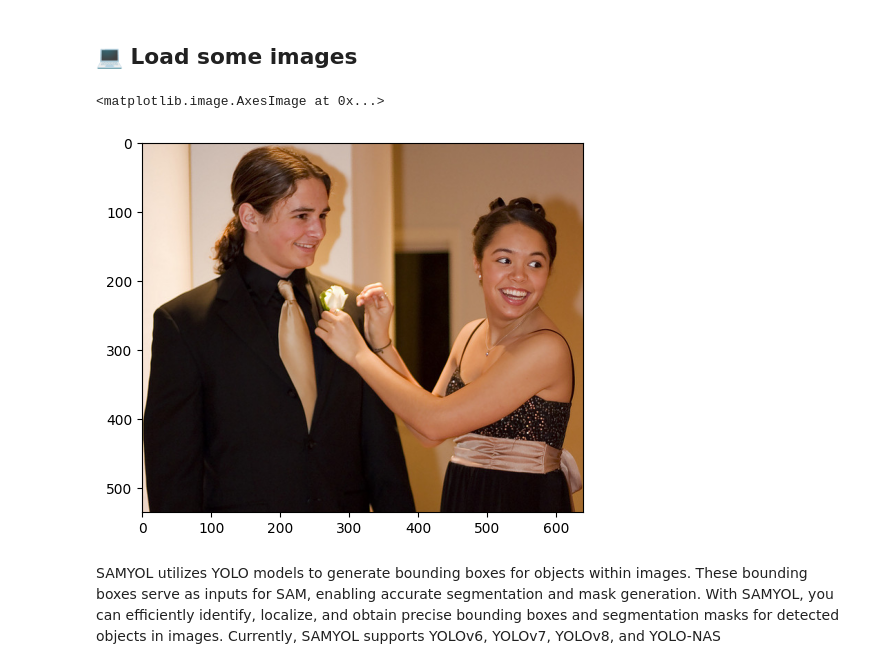
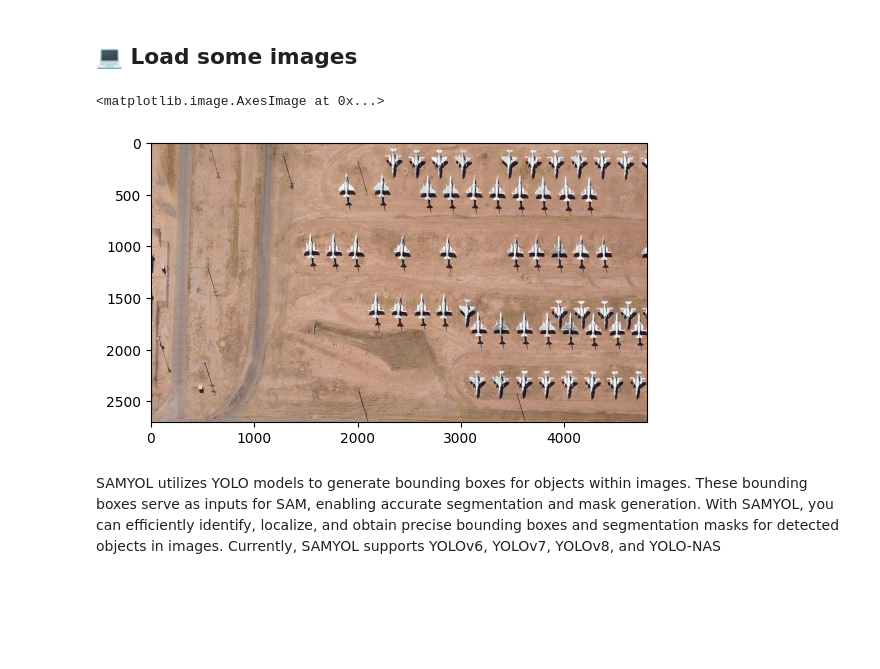
Before and after one commit to Jawher-Ben-Abdallah/SAMYOL, a Jupyter notebook: SAMYOL.ipynb, the cells around one changed output. Cells and saved outputs as stored; diff of their text form; code cells hidden in the pictures; blank space fills up the shorter version.

```diff
--- a/SAMYOL.ipynb
+++ b/SAMYOL.ipynb
@@ -65,13 +65,13 @@ pip install -e .
 # %%
 from samyol.utils import load_image
 import matplotlib.pyplot as plt
 
-input_paths = ["./assets/images/image1.jpg", "./assets/images/image2.jpg"]
+input_paths = ["./assets/images/0_DT7.jpg"]
 raw_image = load_image(input_paths[0])
 plt.imshow(raw_image)
 # %% [output]
 <matplotlib.image.AxesImage at 0x...>
-[figure, old version]
+[figure, new version]
 # %%
 # Set up some global variables
 
```
Also changed, not shown: parts of 2 cells of this notebook, 3 other files.
